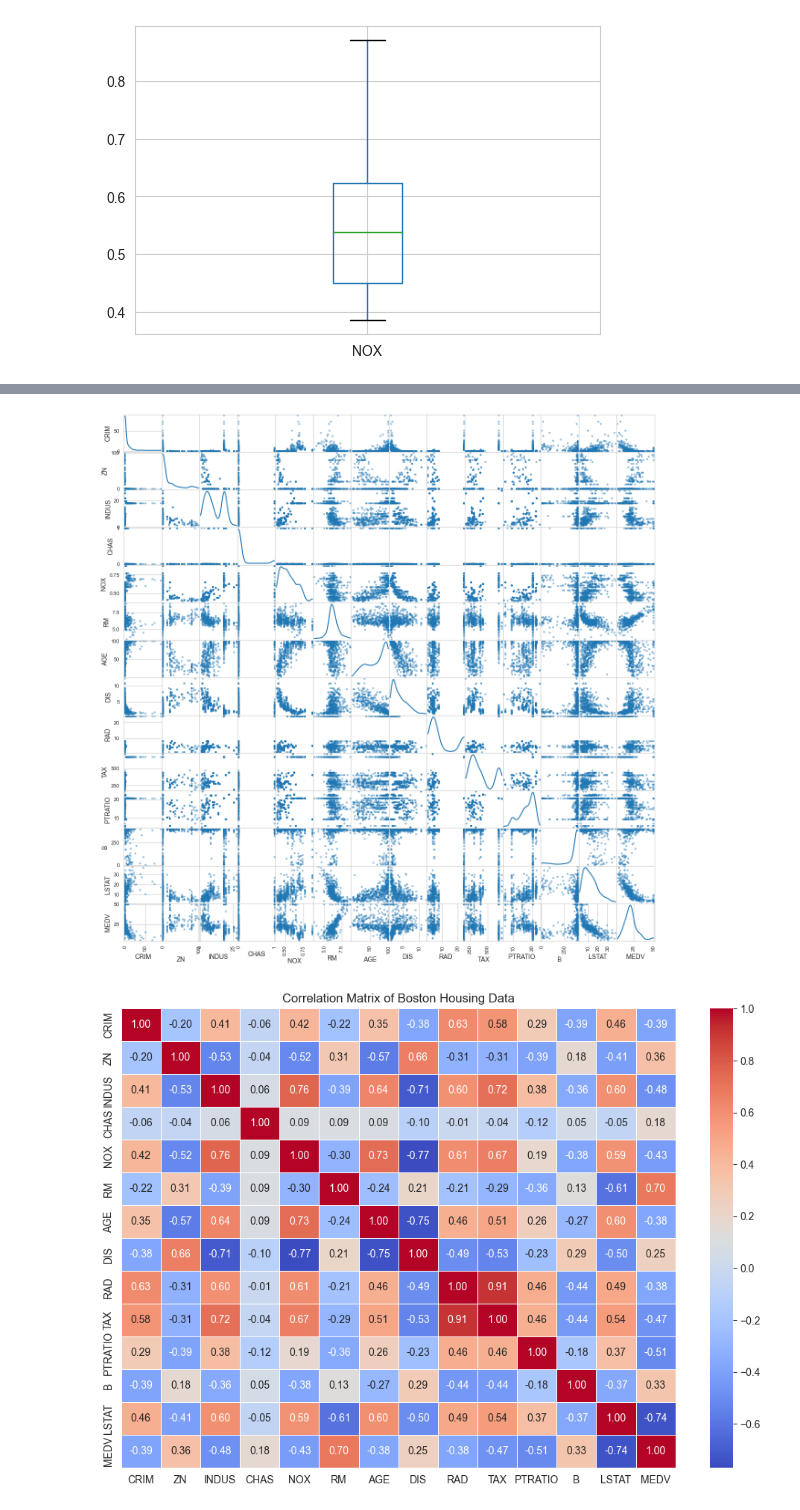
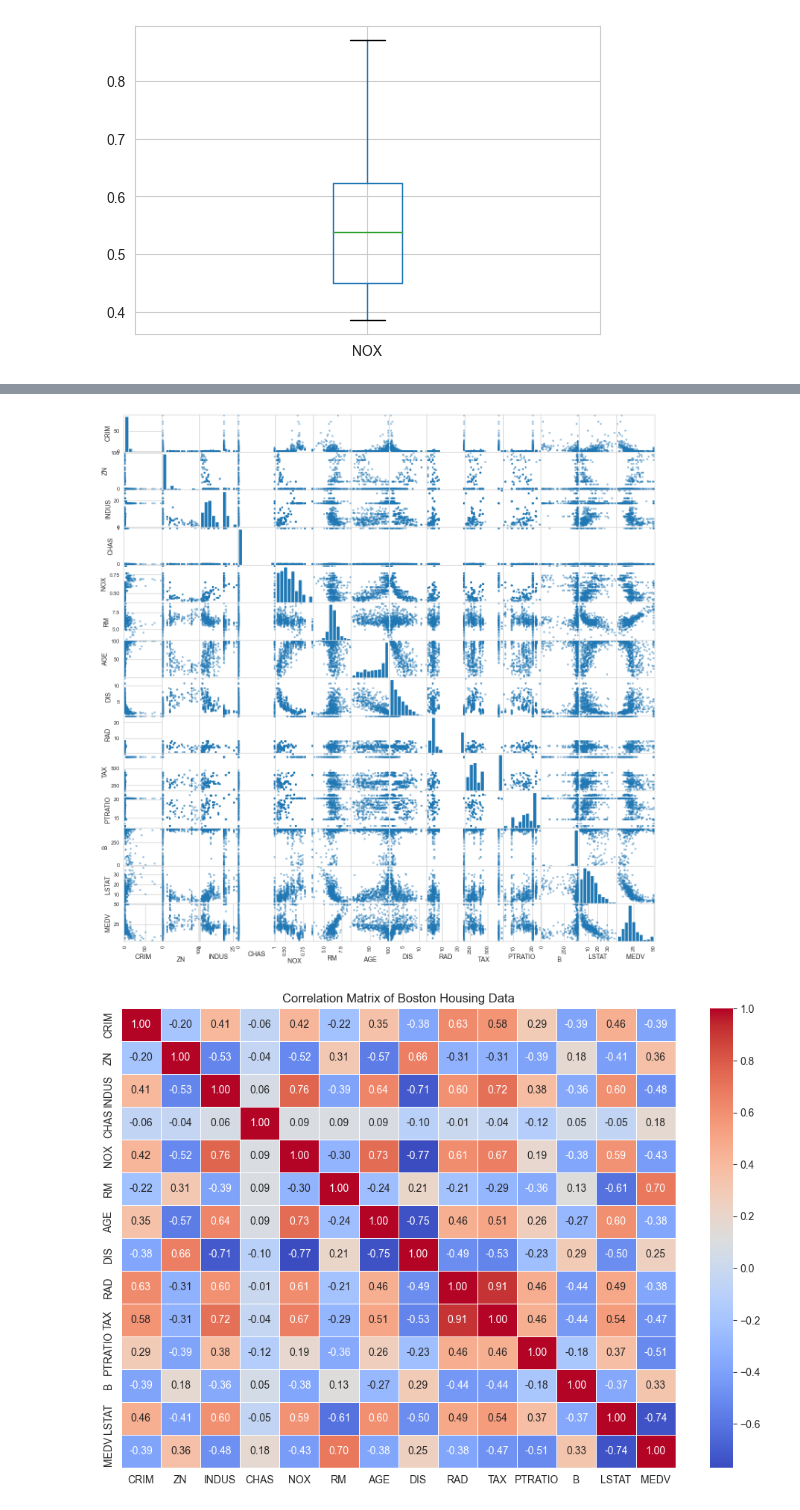
Before and after one commit to sdslrn/DataMining, a Jupyter notebook: homework1/tjl/exam1.ipynb, the cells around one changed output, grey strips where cells are left out. Cells and saved outputs as stored; diff of their text form; code cells hidden in the pictures.

```diff
--- a/homework1/tjl/exam1.ipynb
+++ b/homework1/tjl/exam1.ipynb
@@ -69,20 +69,21 @@ plt.show()
 # %%
 # 绘制矩阵图
 
 import pandas as pd
 import matplotlib.pyplot as plt
 from pandas.plotting import scatter_matrix
 
 # 读取数据
 df = pd.read_csv('boston_housing.csv')
 
 # 绘制散点图矩阵
-scatter_matrix(df, figsize=(15, 15), diagonal='kde')
+scatter_matrix(df, figsize=(15, 15))
+# scatter_matrix(df, figsize=(15, 15), diagonal='kde')
 
 # 显示图形
 plt.show()
 # %% [output]
-[figure, old version]
+[figure, new version]
 # %%
 # 热力图
 import pandas as pd
```
Also changed, not shown: parts of 3 cells of this notebook, 4 other files.
